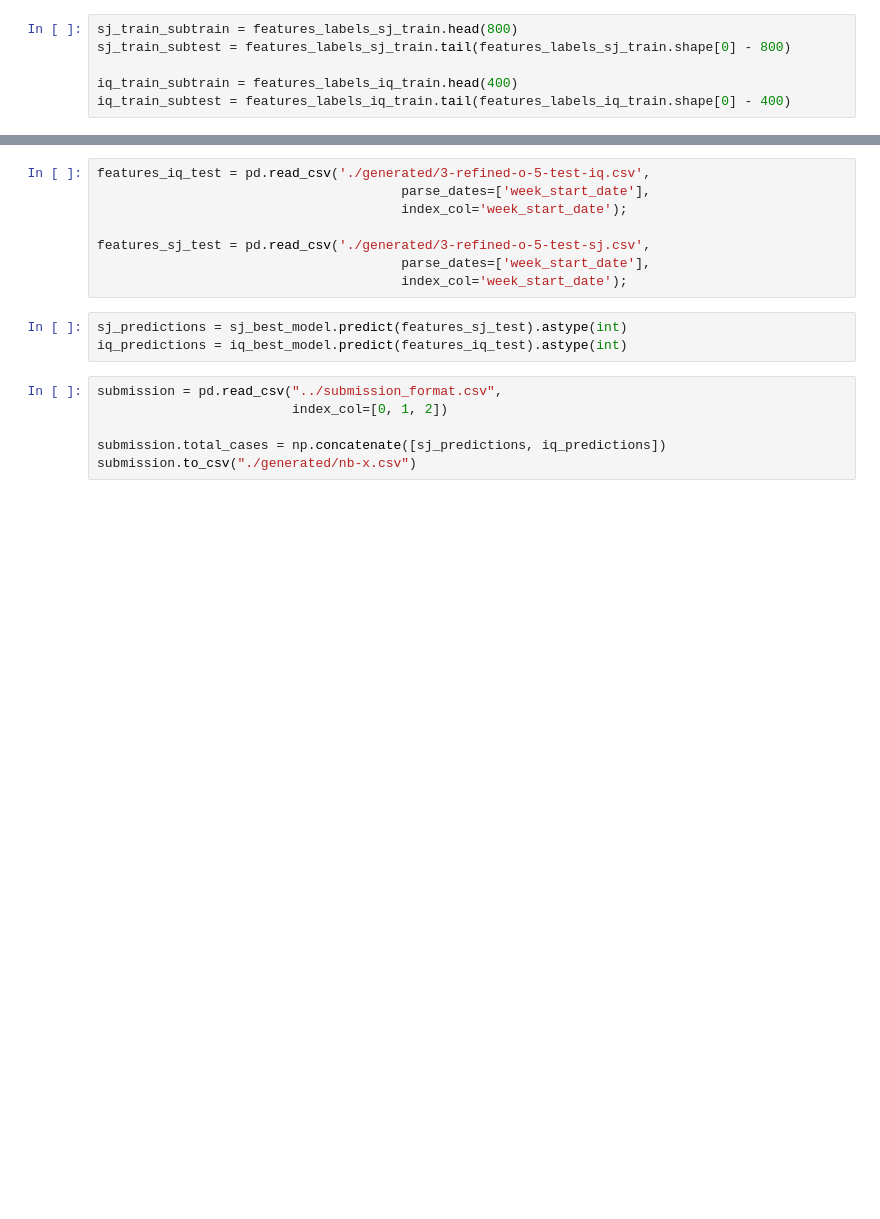
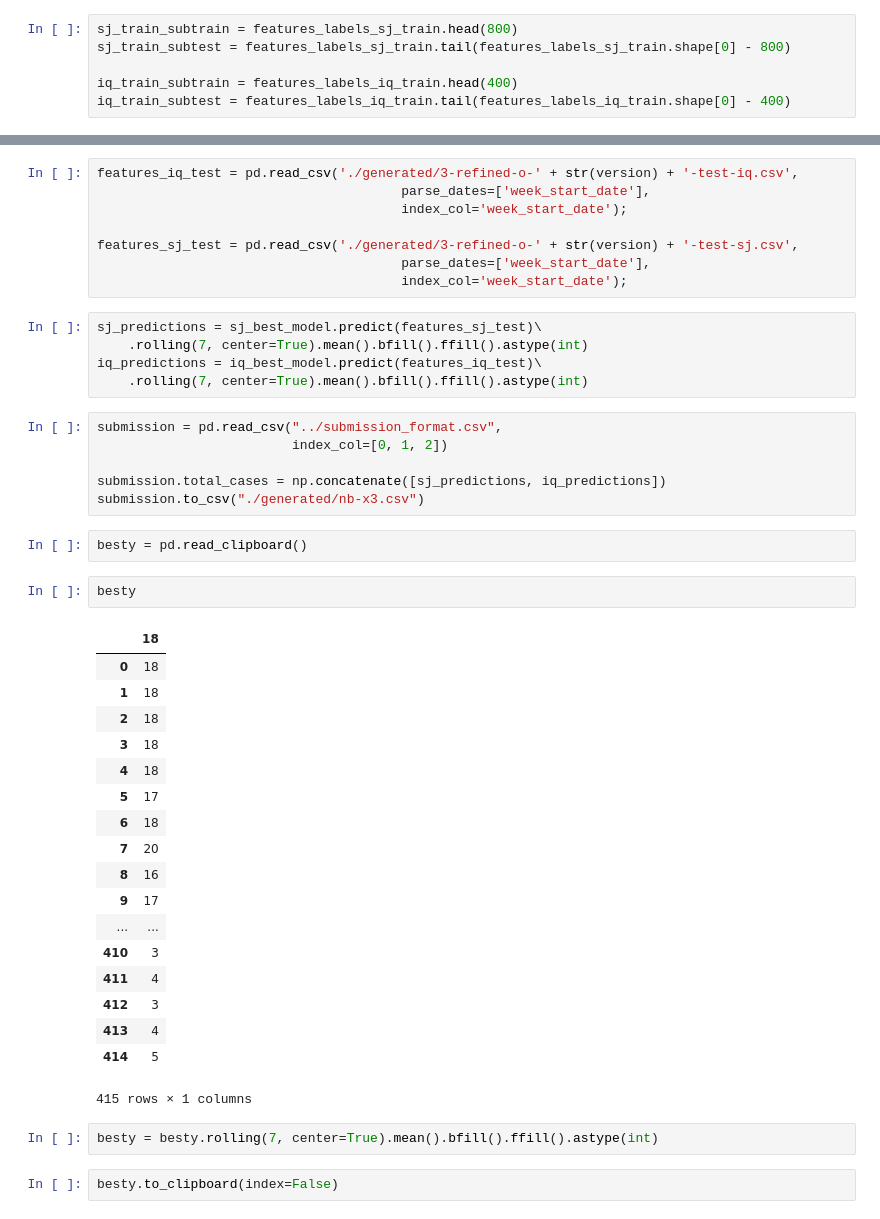
Before and after one commit to umstek/DengAI, a Jupyter notebook: Interactive Python 2/4-model-selection.ipynb, the cells around one changed output, grey strips where cells are left out. Cells and saved outputs as stored; diff of their text form; blank space fills up the shorter version.

```diff
--- a/Interactive Python 2/4-model-selection.ipynb
+++ b/Interactive Python 2/4-model-selection.ipynb
@@ -132,17 +146,46 @@ iq_best_model = get_best_model(iq_train_subtrain, iq_train_subtest)
 # %%
-features_iq_test = pd.read_csv('./generated/3-refined-o-5-test-iq.csv',
+features_iq_test = pd.read_csv('./generated/3-refined-o-' + str(version) + '-test-iq.csv',
                                        parse_dates=['week_start_date'],
                                        index_col='week_start_date');
 
-features_sj_test = pd.read_csv('./generated/3-refined-o-5-test-sj.csv',
+features_sj_test = pd.read_csv('./generated/3-refined-o-' + str(version) + '-test-sj.csv',
                                        parse_dates=['week_start_date'],
                                        index_col='week_start_date');
 # %%
-sj_predictions = sj_best_model.predict(features_sj_test).astype(int)
-iq_predictions = iq_best_model.predict(features_iq_test).astype(int)
+sj_predictions = sj_best_model.predict(features_sj_test)\
+    .rolling(7, center=True).mean().bfill().ffill().astype(int)
+iq_predictions = iq_best_model.predict(features_iq_test)\
+    .rolling(7, center=True).mean().bfill().ffill().astype(int)
 # %%
 submission = pd.read_csv("../submission_format.csv",
                          index_col=[0, 1, 2])
 
 submission.total_cases = np.concatenate([sj_predictions, iq_predictions])
-submission.to_csv("./generated/nb-x.csv")
+submission.to_csv("./generated/nb-x3.csv")
+# %%
+besty = pd.read_clipboard()
+# %%
+besty
+# %% [output]
+|  | 18 |
+| 0 | 18 |
+| 1 | 18 |
+| 2 | 18 |
+| 3 | 18 |
+| 4 | 18 |
+| 5 | 17 |
+| 6 | 18 |
+| 7 | 20 |
+| 8 | 16 |
+| 9 | 17 |
+| ... | ... |
+| 410 | 3 |
+| 411 | 4 |
+| 412 | 3 |
+| 413 | 4 |
+| 414 | 5 |
+415 rows × 1 columns
+# %%
+besty = besty.rolling(7, center=True).mean().bfill().ffill().astype(int)
+# %%
+besty.to_clipboard(index=False)
```
Also changed, not shown: parts of 5 cells of this notebook, 6 other files.
